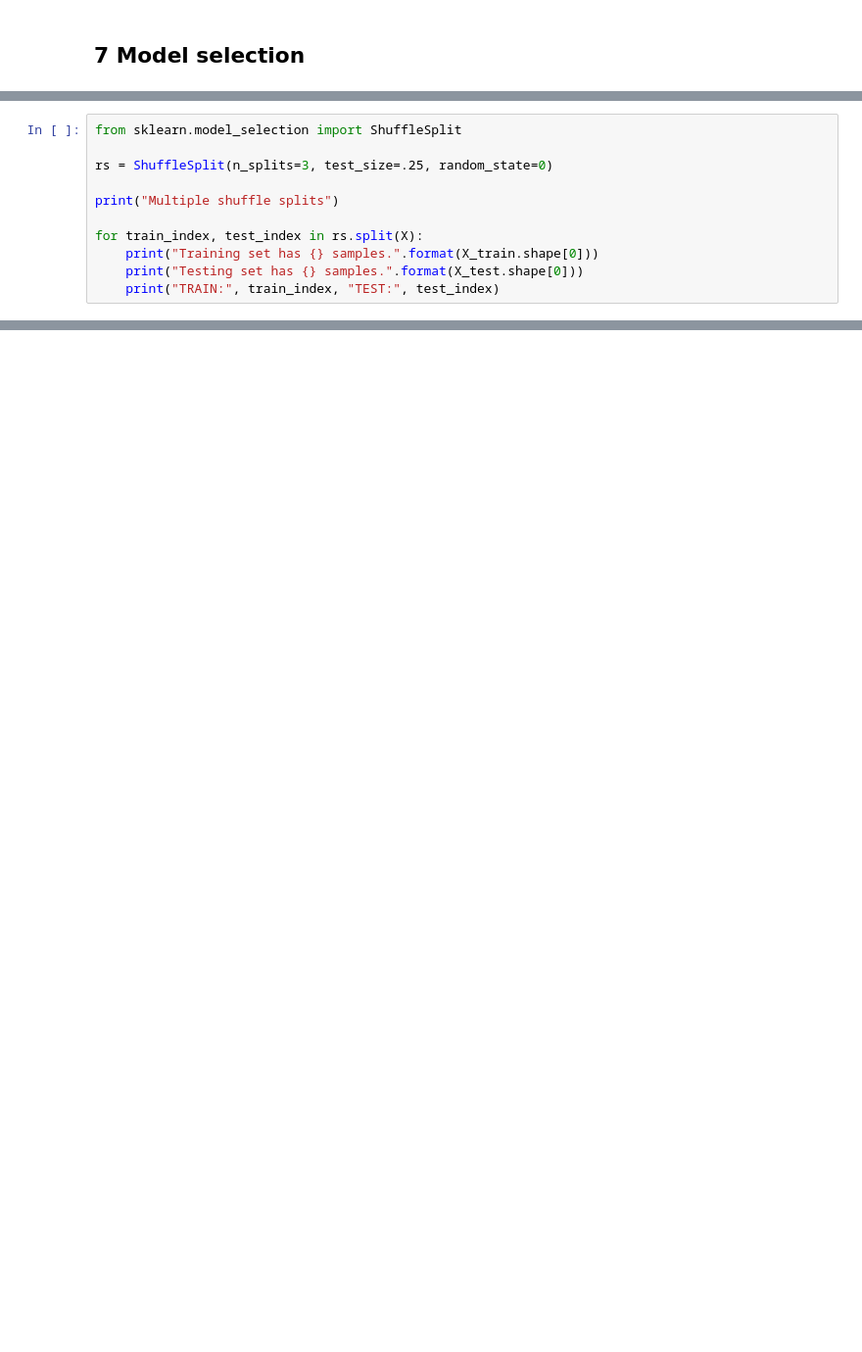
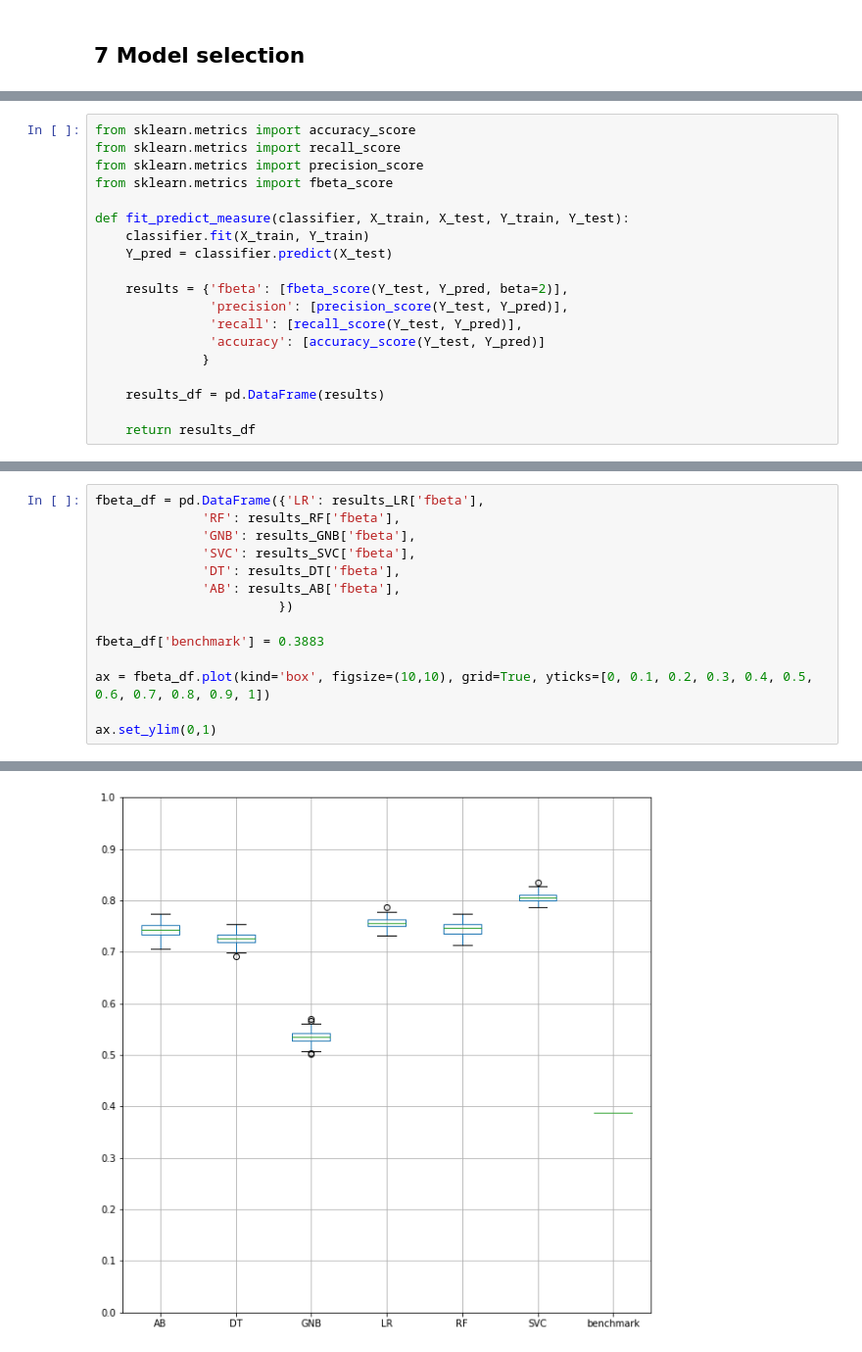
Before and after one commit to julijanna/machine-learning, a Jupyter notebook: projects/capstone/Capstone - Bank Marketing Dataset.ipynb, the cells around one changed output, grey strips where cells are left out. Shown at 98% size. Drawn from its saved outputs; the diff is of its cells as text; blank space fills up the shorter version.

```diff
--- a/projects/capstone/Capstone - Bank Marketing Dataset.ipynb
+++ b/projects/capstone/Capstone - Bank Marketing Dataset.ipynb
@@ -458,11 +291,0 @@ AdaBoost: 0.9141781985918912
-# %%
-from sklearn.model_selection import ShuffleSplit
-
-rs = ShuffleSplit(n_splits=3, test_size=.25, random_state=0)
-
-print("Multiple shuffle splits")
-
-for train_index, test_index in rs.split(X):
-    print("Training set has {} samples.".format(X_train.shape[0]))
-    print("Testing set has {} samples.".format(X_test.shape[0]))
-    print("TRAIN:", train_index, "TEST:", test_index)
@@ -527,0 +292,19 @@ pd.DataFrame(y_pred_A)
+# %%
+from sklearn.metrics import accuracy_score
+from sklearn.metrics import recall_score
+from sklearn.metrics import precision_score
+from sklearn.metrics import fbeta_score
+
+def fit_predict_measure(classifier, X_train, X_test, Y_train, Y_test):
+    classifier.fit(X_train, Y_train)
+    Y_pred = classifier.predict(X_test)
+
+    results = {'fbeta': [fbeta_score(Y_test, Y_pred, beta=2)],
+               'precision': [precision_score(Y_test, Y_pred)],
+               'recall': [recall_score(Y_test, Y_pred)],
+               'accuracy': [accuracy_score(Y_test, Y_pred)]
+              }
+
+    results_df = pd.DataFrame(results)
+
+    return results_df
@@ -527,0 +404,15 @@ pd.DataFrame(y_pred_A)
+# %%
+fbeta_df = pd.DataFrame({'LR': results_LR['fbeta'],
+              'RF': results_RF['fbeta'],
+              'GNB': results_GNB['fbeta'],
+              'SVC': results_SVC['fbeta'],
+              'DT': results_DT['fbeta'],
+              'AB': results_AB['fbeta'],
+                        })
+
+fbeta_df['benchmark'] = 0.3883
+
+ax = fbeta_df.plot(kind='box', figsize=(10,10), grid=True, yticks=[0, 0.1, 0.2, 0.3, 0.4, 0.5, 0.6, 0.7, 0.8, 0.9, 1])
+
+ax.set_ylim(0,1)
+# %% [output]
@@ -527,0 +420 @@ pd.DataFrame(y_pred_A)
+[figure, added]
```
Also changed, not shown: parts of 25 cells of this notebook, 3 other files.
